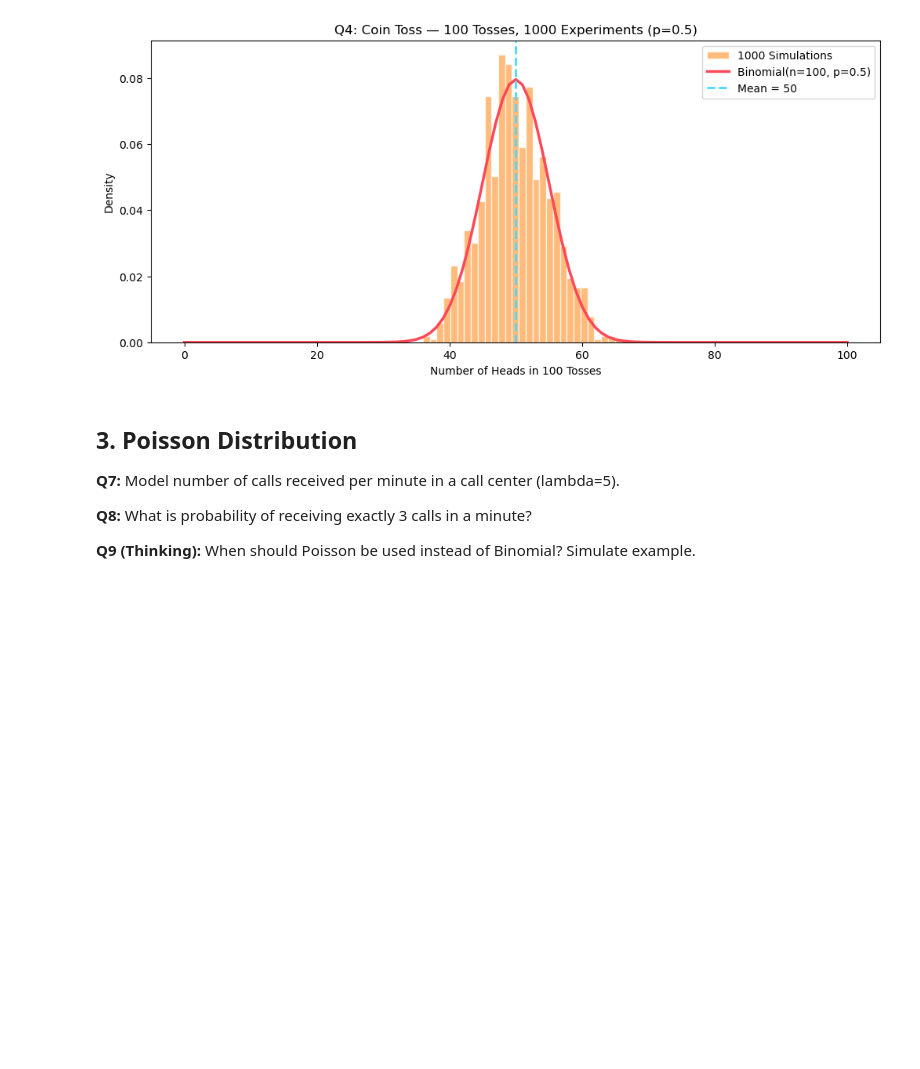
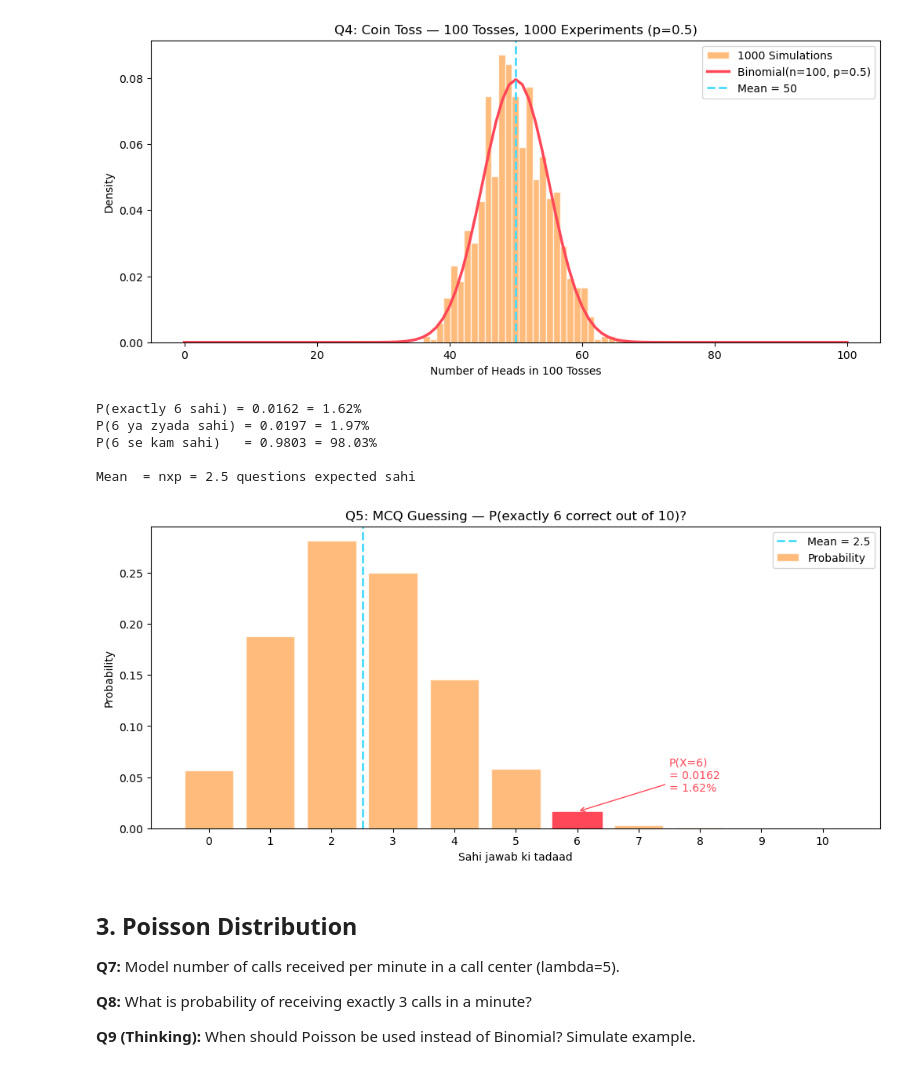
Before and after one commit to tashfeen786/AI-ML-BootCamp, a Jupyter notebook: NETSOL WORK/Week_4/probability_questions_extended.ipynb, the cells around one changed output. Drawn from its saved outputs; the diff is of its cells as text; code cells hidden in the pictures; blank space fills up the shorter version.

```diff
--- a/NETSOL WORK/Week_4/probability_questions_extended.ipynb
+++ b/NETSOL WORK/Week_4/probability_questions_extended.ipynb
@@ -259,3 +264,72 @@ plt.show()
+# %%
+import numpy as np
+import matplotlib.pyplot as plt
+from scipy import stats
+
+np.random.seed(42)
+
+#Parameters
+n = 10
+p = 0.25
+k = 6
+
+# Binomial object
+binom = stats.binom(n, p)
+
+# Probabilities
+p_exactly_6 = binom.pmf(6)
+p_atleast_6 = 1 - binom.cdf(5)
+p_less_6    = binom.cdf(5)
+
+print(f"P(exactly 6 sahi) = {p_exactly_6:.4f} = {p_exactly_6*100:.2f}%")
+print(f"P(6 ya zyada sahi) = {p_atleast_6:.4f} = {p_atleast_6*100:.2f}%")
+print(f"P(6 se kam sahi)   = {p_less_6:.4f} = {p_less_6*100:.2f}%")
+print(f"\nMean  = nxp = {binom.mean():.1f} questions expected sahi")
+
+# Plot
+plt.figure(figsize=(12, 5))
+
+k_values = np.arange(0, n+1)
+probs    = binom.pmf(k_values)
+
+bars = plt.bar(k_values, probs,
+               color='#ff9f43',
+               alpha=0.7,
+               edgecolor='white',
+               label='Probability')
+
+# Exactly 6
+bars[6].set_color('#ff4757')
+bars[6].set_alpha(1.0)
+
+# Annotation
+plt.annotate(f'P(X=6)\n= {p_exactly_6:.4f}\n= {p_exactly_6*100:.2f}%',
+             xy=(6, p_exactly_6),
+             xytext=(7.5, p_exactly_6+0.02),
+             fontsize=10,
+             color='#ff4757',
+             arrowprops=dict(arrowstyle='->',
+                           color='#ff4757'))
+
+plt.axvline(binom.mean(),
+            color='#48dbfb',
+            linestyle='--',
+            linewidth=2,
+            label=f'Mean = {binom.mean():.1f}')
+
+plt.title('Q5: MCQ Guessing — P(exactly 6 correct out of 10)?')
+plt.xlabel('Sahi jawab ki tadaad')
+plt.ylabel('Probability')
+plt.xticks(k_values)
+plt.legend()
+plt.show()
+# %% [output]
+P(exactly 6 sahi) = 0.0162 = 1.62%
+P(6 ya zyada sahi) = 0.0197 = 1.97%
+P(6 se kam sahi)   = 0.9803 = 98.03%
+
+Mean  = nxp = 2.5 questions expected sahi
+[figure, added]
 # %% [markdown]
 ## 3. Poisson Distribution
 
```
Also changed, not shown: parts of 1 cell of this notebook, 2 other files.
